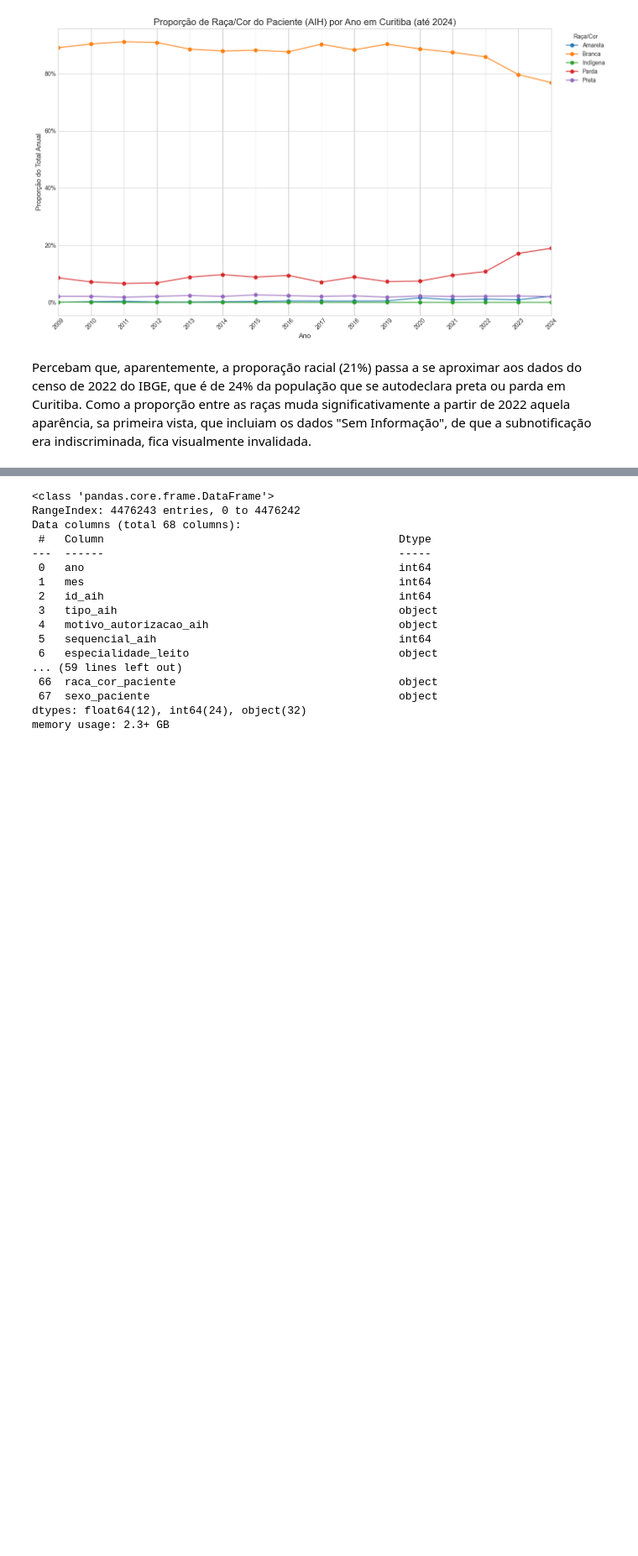
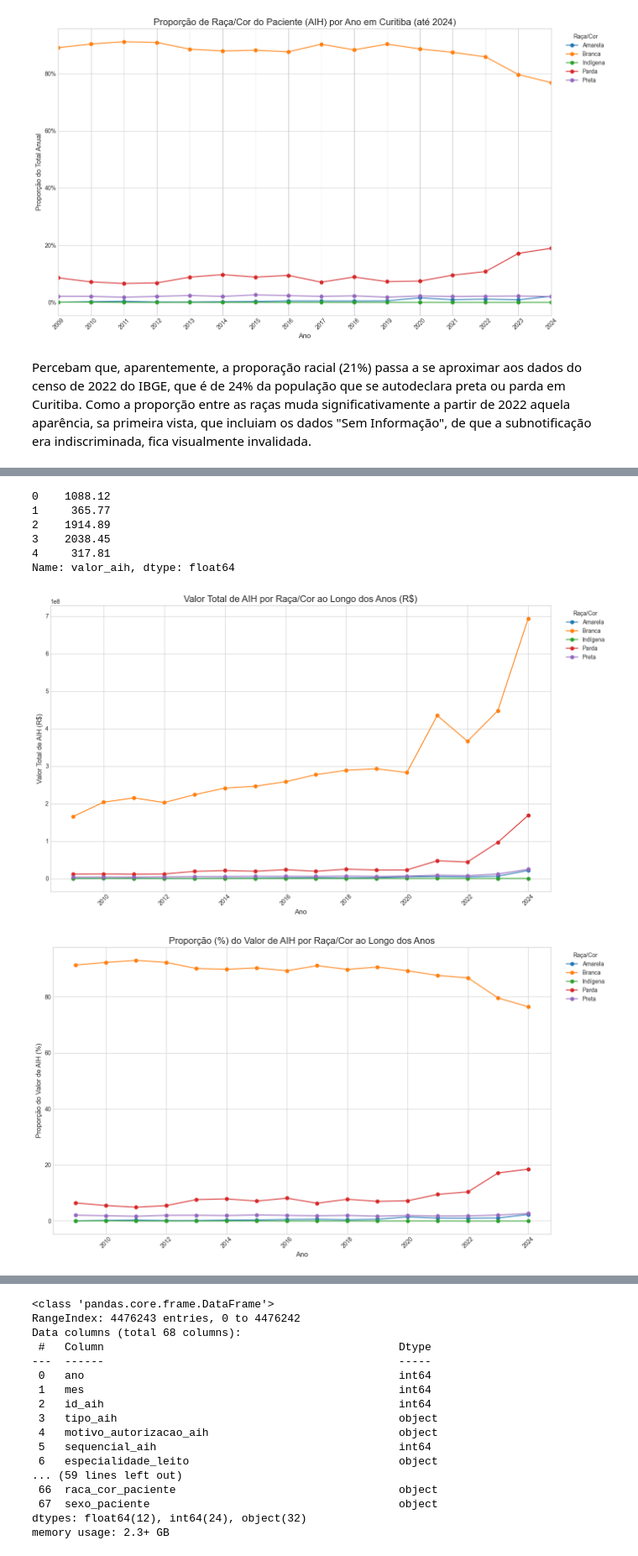
Before and after one commit to Lucasmsorretino/visuDados-storyTelling, a Jupyter notebook: trablho.ipynb, the cells around one changed output, grey strips where cells are left out. Shown at 84% size. Saved outputs shown, nothing was run; the diff lists cells and outputs as text; code cells hidden in the pictures; blank space fills up the shorter version.

```diff
--- a/trablho.ipynb
+++ b/trablho.ipynb
@@ -272,0 +332,41 @@ Percebam que, aparentemente, a proporação racial (21%) passa a se aproximar ao
+# %%
+df_filtrado['valor_aih'].isna().sum()
+# %% [output]
+0    1088.12
+1     365.77
+2    1914.89
+3    2038.45
+4     317.81
+Name: valor_aih, dtype: float64
+# %%
+# 1. Valor total de AIH por raça ao longo dos anos
+valor_total_ano_raca = df_filtrado.groupby(['ano', 'raca_cor_paciente'])['valor_aih'].sum().unstack(fill_value=0)
+
+plt.style.use('seaborn-v0_8-whitegrid')
+fig, ax = plt.subplots(figsize=(14, 8))
+valor_total_ano_raca.plot(ax=ax, marker='o')
+ax.set_title('Valor Total de AIH por Raça/Cor ao Longo dos Anos (R$)', fontsize=16)
+ax.set_xlabel('Ano', fontsize=12)
+ax.set_ylabel('Valor Total de AIH (R$)', fontsize=12)
+plt.xticks(rotation=45)
+ax.legend(title='Raça/Cor', bbox_to_anchor=(1.02, 1), loc='upper left')
+plt.tight_layout()
+plt.savefig('serie_valor_total_aih_por_raca.png')
+plt.show()
+
+# 2. Proporção do gasto anual de AIH por raça
+proporcao_ano_raca = valor_total_ano_raca.div(valor_total_ano_raca.sum(axis=1), axis=0) * 100
+
+fig, ax = plt.subplots(figsize=(14, 8))
+proporcao_ano_raca.plot(ax=ax, marker='o')
+ax.set_title('Proporção (%) do Valor de AIH por Raça/Cor ao Longo dos Anos', fontsize=16)
+ax.set_xlabel('Ano', fontsize=12)
+ax.set_ylabel('Proporção do Valor de AIH (%)', fontsize=12)
+plt.xticks(rotation=45)
+ax.legend(title='Raça/Cor', bbox_to_anchor=(1.02, 1), loc='upper left')
+plt.tight_layout()
+plt.savefig('serie_proporcao_valor_aih_por_raca.png')
+plt.show()
+# %% [output]
+[figure, added]
+[figure, added]
```
Also changed, not shown: parts of 11 cells of this notebook.
